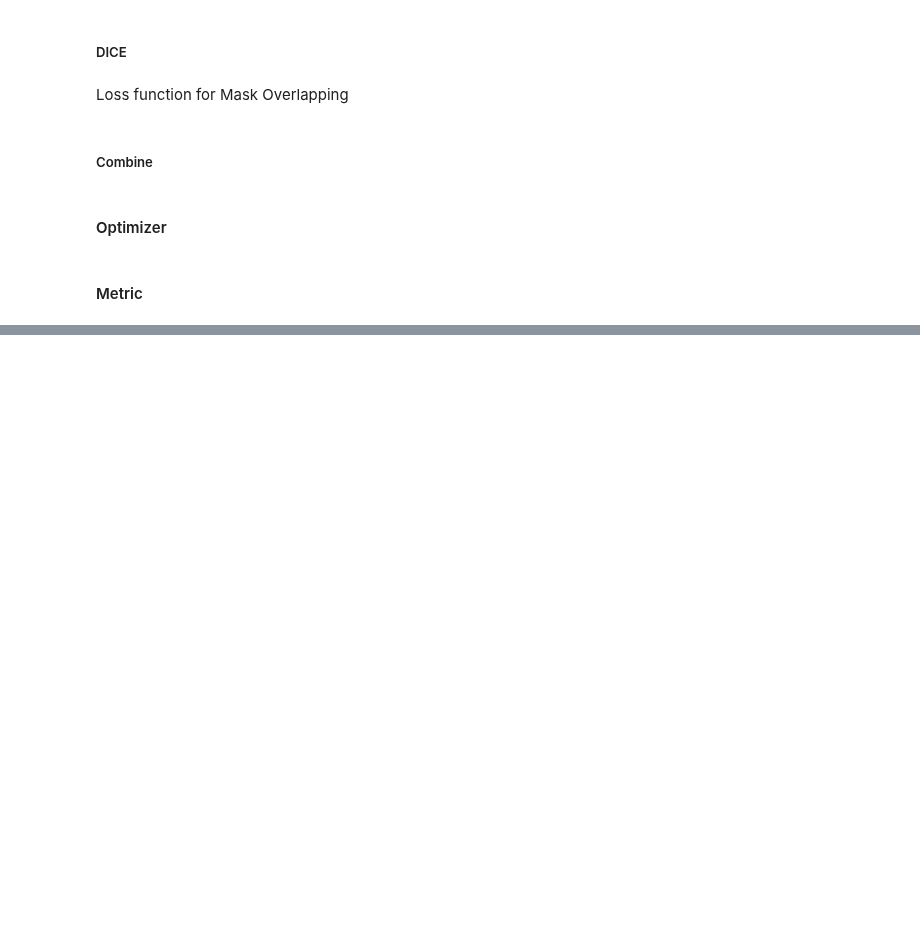
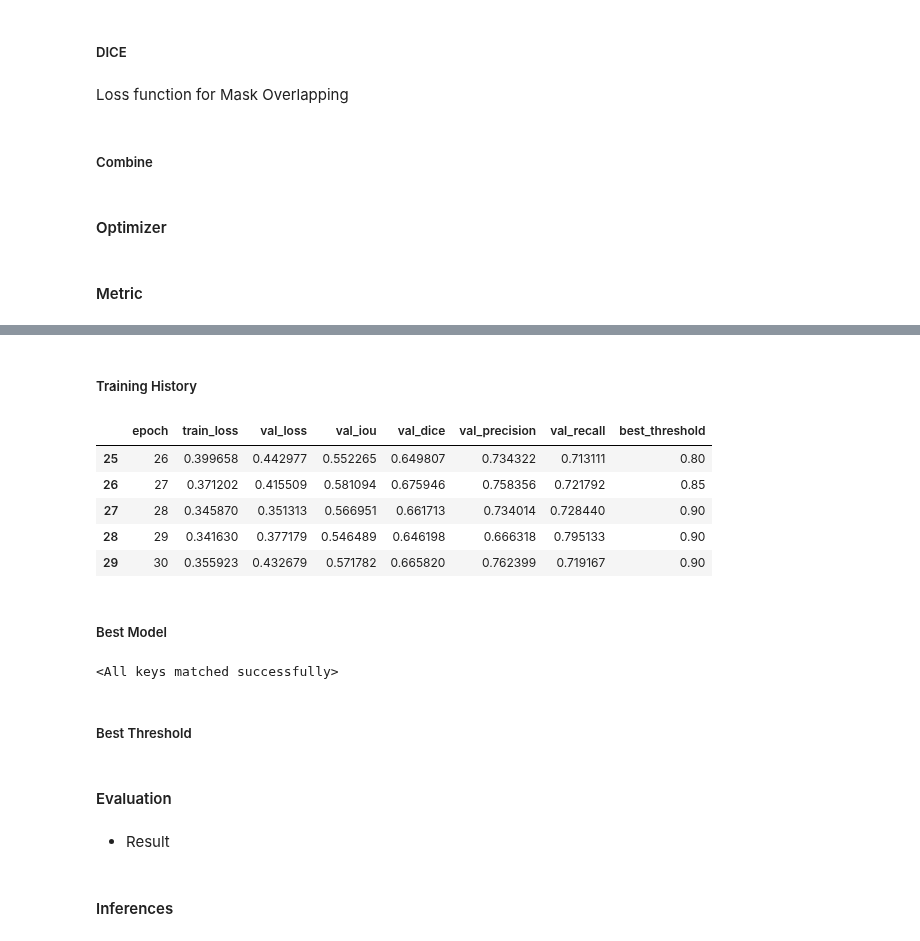
Before and after one commit to williamtheodoruswijaya/PDIS-Net, a Jupyter notebook: notebook.ipynb, the cells around one changed output, grey strips where cells are left out. Drawn from its saved outputs; the diff is of its cells as text; code cells hidden in the pictures; blank space fills up the shorter version.

Commit message:
feat: finish first training

```diff
--- a/notebook.ipynb
+++ b/notebook.ipynb
@@ -330,0 +395,30 @@ def compute_stats(preds, targets, eps=1e-7):
+# %%
+def find_best_threshold(model, loader, device):
+    thresholds = np.arange(0.10, 0.91, 0.05)
+    best_threshold = 0.5
+    best_dice = -1
+
+    model.eval()
+
+    all_probs = []
+    all_masks = []
+
+    with torch.no_grad():
+        for images, masks in tqdm(loader, desc="Collecting val probs", leave=False):
+            images = images.to(device)
+            logits = model(images)
+            probs = torch.sigmoid(logits).cpu()
+            all_probs.append(probs)
+            all_masks.append(masks.cpu())
+
+    all_probs = torch.cat(all_probs, dim=0)
+    all_masks = torch.cat(all_masks, dim=0)
+
+    for threshold in thresholds:
+        preds = (all_probs > threshold).float()
+        stats = compute_stats(preds, all_masks)
+        if stats["dice"] > best_dice:
+            best_dice = stats["dice"]
+            best_threshold = threshold
+
+    return best_threshold, best_dice
@@ -330,0 +588,21 @@ def compute_stats(preds, targets, eps=1e-7):
+# %% [markdown]
+##### Training History
+# %%
+history_df = pd.DataFrame(history)
+history_df.to_csv("/content/flopwd_training_history.csv", index=False)
+history_df.tail()
+# %% [output]
+|  | epoch | train_loss | val_loss | val_iou | val_dice | val_precision | val_recall | best_threshold |
+| 25 | 26 | 0.399658 | 0.442977 | 0.552265 | 0.649807 | 0.734322 | 0.713111 | 0.80 |
+| 26 | 27 | 0.371202 | 0.415509 | 0.581094 | 0.675946 | 0.758356 | 0.721792 | 0.85 |
+| 27 | 28 | 0.345870 | 0.351313 | 0.566951 | 0.661713 | 0.734014 | 0.728440 | 0.90 |
+| 28 | 29 | 0.341630 | 0.377179 | 0.546489 | 0.646198 | 0.666318 | 0.795133 | 0.90 |
+| 29 | 30 | 0.355923 | 0.432679 | 0.571782 | 0.665820 | 0.762399 | 0.719167 | 0.90 |
+# %% [markdown]
+##### Best Model
+# %%
+model.load_state_dict(torch.load(best_model_path, map_location=DEVICE))
+# %% [output]
+<All keys matched successfully>
+# %% [markdown]
+##### Best Threshold
@@ -330,0 +611,2 @@ def compute_stats(preds, targets, eps=1e-7):
+# %% [markdown]
+#### Evaluation
@@ -330,0 +619,2 @@ def compute_stats(preds, targets, eps=1e-7):
+# %% [markdown]
+- Result
@@ -330,0 +626,2 @@ def compute_stats(preds, targets, eps=1e-7):
+# %% [markdown]
+#### Inferences
```
Also changed, not shown: parts of 12 cells of this notebook.
